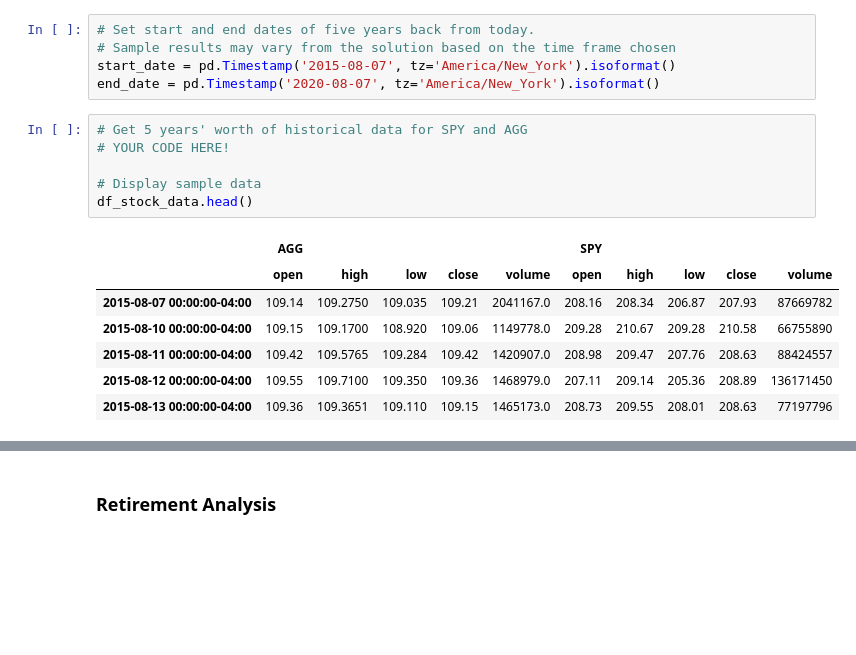
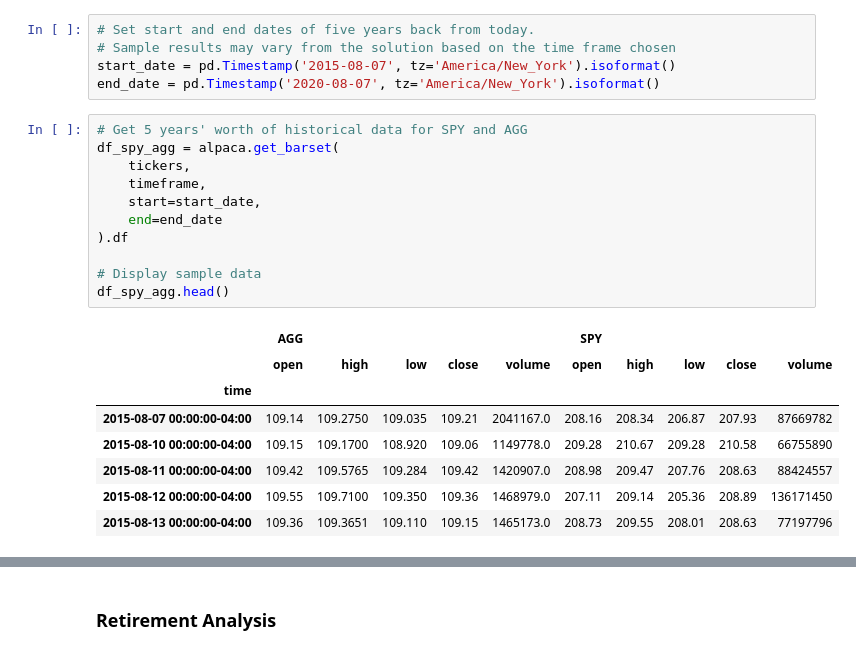
Before and after one commit to aalfiler/API_homework, a Jupyter notebook: Code/financial-planner.ipynb, the cells around one changed output, grey strips where cells are left out. Drawn from its saved outputs; the diff is of its cells as text; blank space fills up the shorter version.

```diff
--- a/Code/financial-planner.ipynb
+++ b/Code/financial-planner.ipynb
@@ -216,13 +213,19 @@ start_date = pd.Timestamp('2015-08-07', tz='America/New_York').isoformat()
 end_date = pd.Timestamp('2020-08-07', tz='America/New_York').isoformat()
 # %%
 # Get 5 years' worth of historical data for SPY and AGG
-# YOUR CODE HERE!
+df_spy_agg = alpaca.get_barset(
+    tickers,
+    timeframe,
+    start=start_date,
+    end=end_date
+).df
 
 # Display sample data
-df_stock_data.head()
+df_spy_agg.head()
 # %% [output]
 |  | AGG |  |  |  |  | SPY |  |  |  |  |
 |  | open | high | low | close | volume | open | high | low | close | volume |
+| time |  |  |  |  |  |  |  |  |  |  |
 | 2015-08-07 00:00:00-04:00 | 109.14 | 109.2750 | 109.035 | 109.21 | 2041167.0 | 208.16 | 208.34 | 206.87 | 207.93 | 87669782 |
 | 2015-08-10 00:00:00-04:00 | 109.15 | 109.1700 | 108.920 | 109.06 | 1149778.0 | 209.28 | 210.67 | 209.28 | 210.58 | 66755890 |
 | 2015-08-11 00:00:00-04:00 | 109.42 | 109.5765 | 109.284 | 109.42 | 1420907.0 | 208.98 | 209.47 | 207.76 | 208.63 | 88424557 |
```
Also changed, not shown: parts of 11 cells of this notebook.
